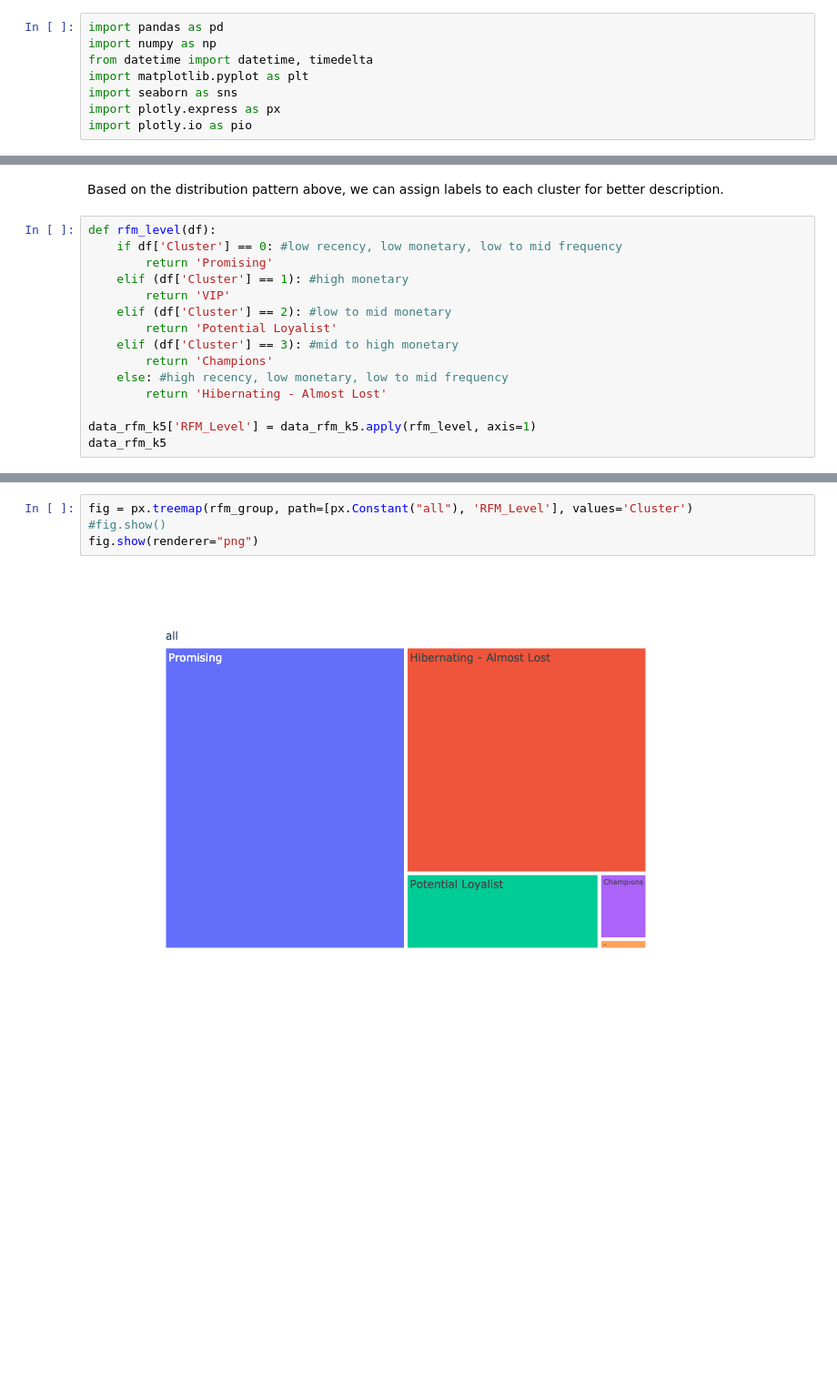
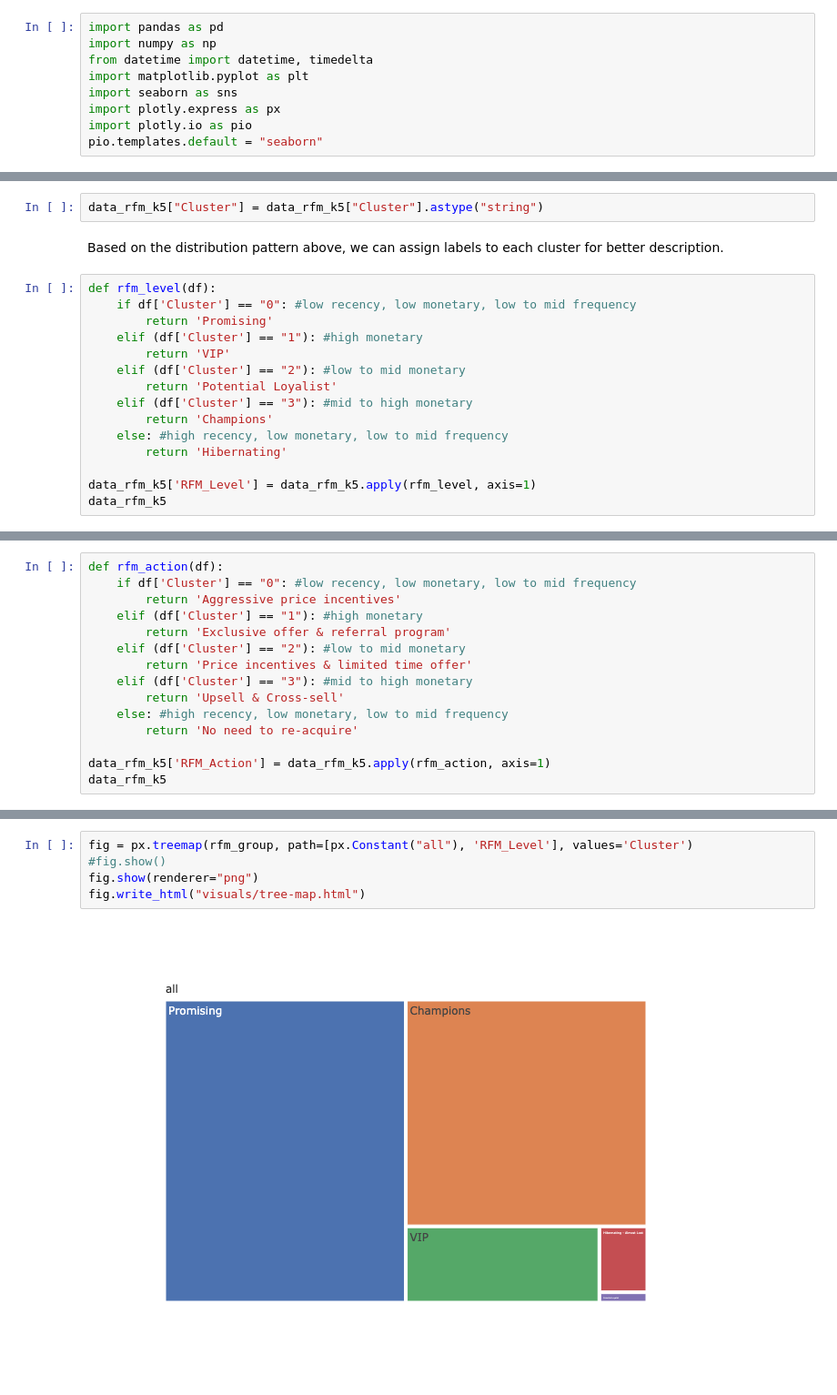
Before and after one commit to dailyLi/olist_digital_marketing, a Jupyter notebook: Segmentation.ipynb, the cells around one changed output, grey strips where cells are left out. Shown at 91% size. Drawn from its saved outputs; the diff is of its cells as text; blank space fills up the shorter version.

```diff
--- a/Segmentation.ipynb
+++ b/Segmentation.ipynb
@@ -6,6 +11,7 @@ import matplotlib.pyplot as plt
 import seaborn as sns
 import plotly.express as px
 import plotly.io as pio
+pio.templates.default = "seaborn"
 # %% [markdown]
 Read data & convert data type:
 # %%
@@ -438,17 +421,19 @@ fig.show(renderer="png")
+# %%
+data_rfm_k5["Cluster"] = data_rfm_k5["Cluster"].astype("string")
 # %% [markdown]
 Based on the distribution pattern above, we can assign labels to each cluster for better description.
 # %%
 def rfm_level(df):
-    if df['Cluster'] == 0: #low recency, low monetary, low to mid frequency
+    if df['Cluster'] == "0": #low recency, low monetary, low to mid frequency
         return 'Promising'
-    elif (df['Cluster'] == 1): #high monetary
+    elif (df['Cluster'] == "1"): #high monetary
         return 'VIP'
-    elif (df['Cluster'] == 2): #low to mid monetary
+    elif (df['Cluster'] == "2"): #low to mid monetary
         return 'Potential Loyalist'
-    elif (df['Cluster'] == 3): #mid to high monetary
+    elif (df['Cluster'] == "3"): #mid to high monetary
         return 'Champions'
     else: #high recency, low monetary, low to mid frequency
-        return 'Hibernating - Almost Lost'
+        return 'Hibernating'
 
 data_rfm_k5['RFM_Level'] = data_rfm_k5.apply(rfm_level, axis=1)
 data_rfm_k5
@@ -469,0 +455,15 @@ data_rfm_k5
+# %%
+def rfm_action(df):
+    if df['Cluster'] == "0": #low recency, low monetary, low to mid frequency
+        return 'Aggressive price incentives'
+    elif (df['Cluster'] == "1"): #high monetary
+        return 'Exclusive offer & referral program'
+    elif (df['Cluster'] == "2"): #low to mid monetary
+        return 'Price incentives & limited time offer'
+    elif (df['Cluster'] == "3"): #mid to high monetary
+        return 'Upsell & Cross-sell'
+    else: #high recency, low monetary, low to mid frequency
+        return 'No need to re-acquire'
+
+data_rfm_k5['RFM_Action'] = data_rfm_k5.apply(rfm_action, axis=1)
+data_rfm_k5
@@ -480,6 +550,7 @@ rfm_group
 # %%
 fig = px.treemap(rfm_group, path=[px.Constant("all"), 'RFM_Level'], values='Cluster')
 #fig.show()
 fig.show(renderer="png")
+fig.write_html("visuals/tree-map.html")
 # %% [output]
-[figure, old version]
+[figure, new version]
```
Also changed, not shown: parts of 27 cells of this notebook, 1 other file.
